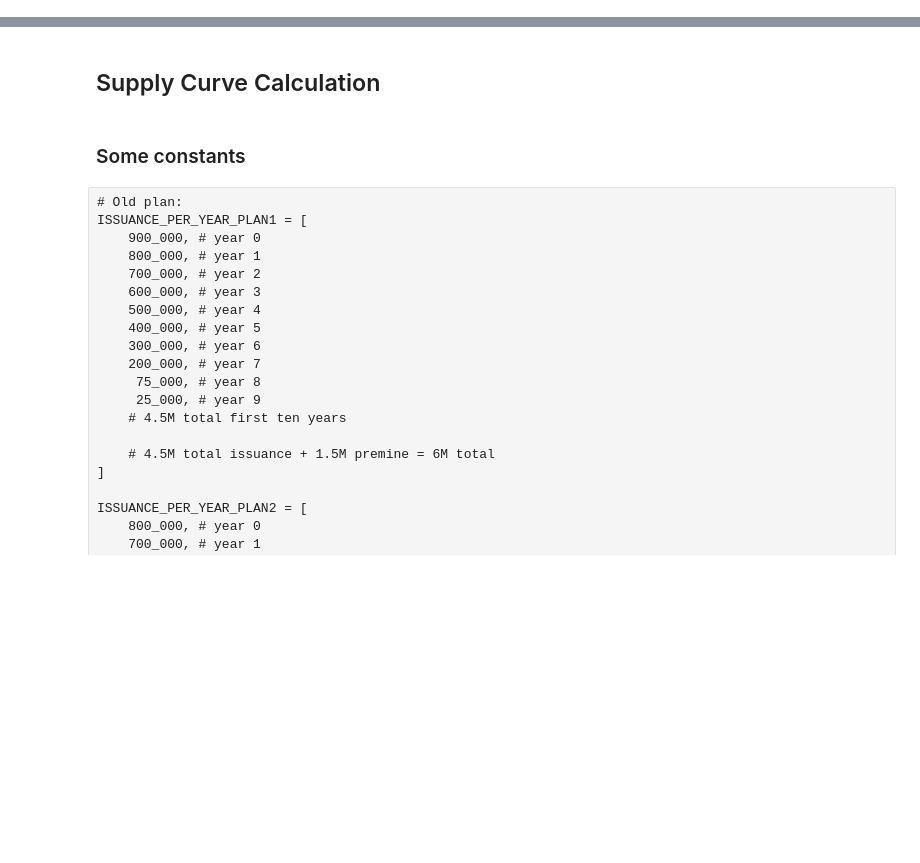
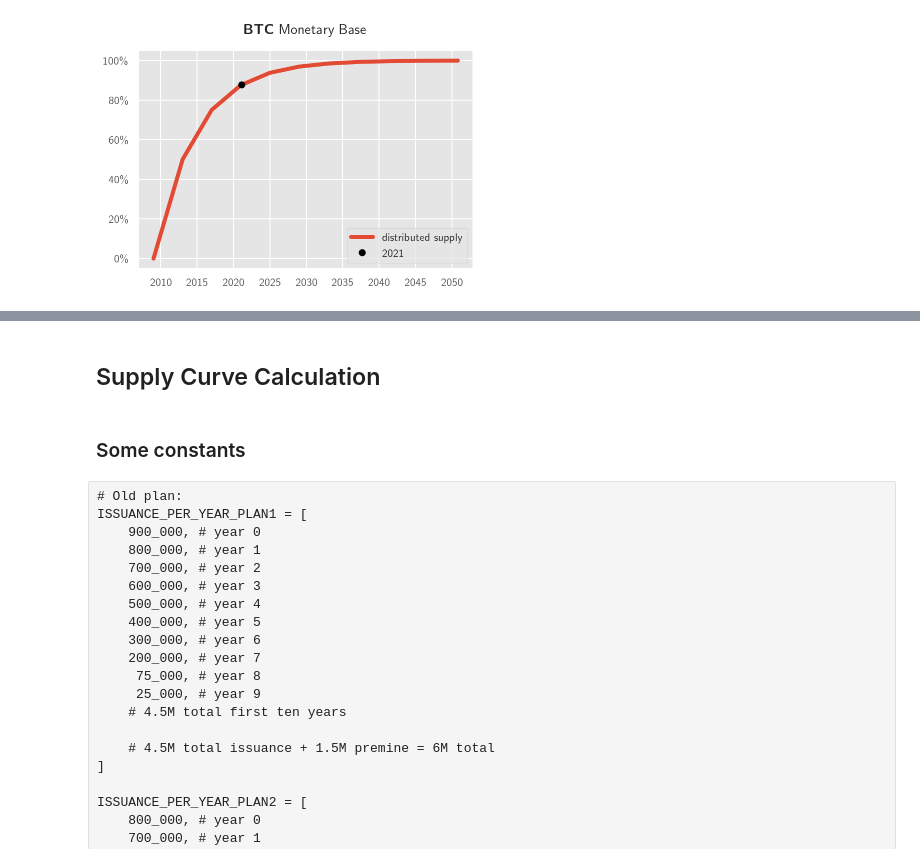
Before and after one commit to lrettig/crypto-monetary-base, a Jupyter notebook: jupyter-notebooks/SMH.ipynb, the cells around one changed output, grey strips where cells are left out. Drawn from its saved outputs; the diff is of its cells as text; code cells hidden in the pictures; blank space fills up the shorter version.

```diff
--- a/jupyter-notebooks/SMH.ipynb
+++ b/jupyter-notebooks/SMH.ipynb
@@ -32,0 +39,44 @@ from IPython.display import display
+# %%
+def btc_block_supply_curve():
+    out = [
+        # Block num,
+        # Total supply,
+    ]
+    inflation_change_blocks = 210_000
+    inflation_change_frac = 0.5
+    y = 0
+    block = 0
+    while block < 2_200_000:
+#     while True:
+        block += 1
+        num_changes = int(
+            (block - 1) / inflation_change_blocks
+        )
+#         # Only consider the first 9 (of 32) halvenings
+#         if num_changes > 9:
+#             break
+        block_reward = 50 * (
+            inflation_change_frac ** num_changes
+        )
+        y += block_reward
+        out.append([block, y])
+
+    return out
+# %%
+start_date = datetime.date(2009, 1, 3)
+block_time = datetime.timedelta(seconds=60 * 10)
+
+block_supply = btc_block_supply_curve()
+
+supply = cmb.datetime_supply_curve(
+    start_date=start_date,
+    block_time=block_time,
+    block_supply=block_supply,
+)
+# %%
+cmb.plot_supply_curve(
+    supply,
+    'BTC',
+);
+# %% [output]
+[figure, added]
```
Also changed, not shown: parts of 12 cells of this notebook, 2 other files.
